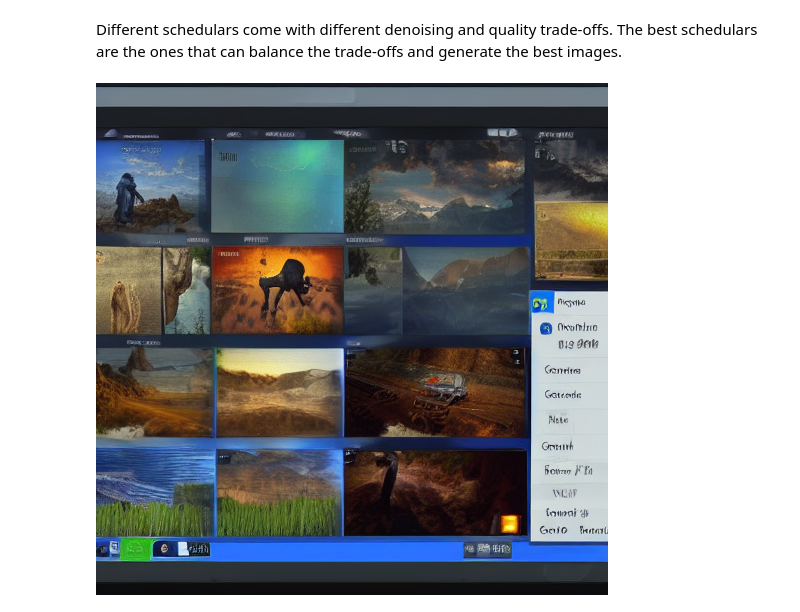
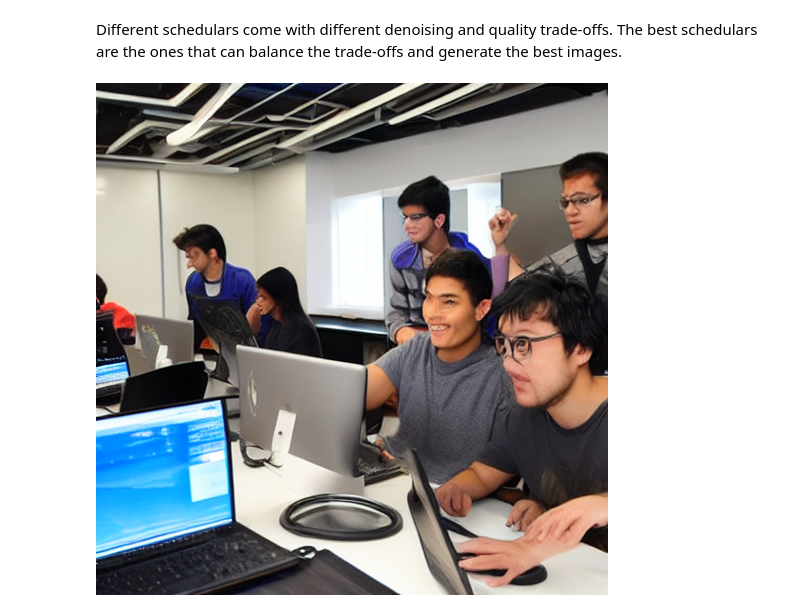
Before and after one commit to kevinji0304/learn-diffusers, a Jupyter notebook: day-1/stable-diffusion.ipynb, the cells around one changed output. Saved outputs shown, nothing was run; the diff lists cells and outputs as text; code cells hidden in the pictures.

```diff
--- a/day-1/stable-diffusion.ipynb
+++ b/day-1/stable-diffusion.ipynb
@@ -24,10 +26,9 @@ from diffusers import EulerDiscreteScheduler
 
 pipeline = DiffusionPipeline.from_pretrained("stable-diffusion-v1-5/stable-diffusion-v1-5", use_safetensors=True)
 pipeline.scheduler = EulerDiscreteScheduler.from_config(pipeline.scheduler.config)
-if torch.cuda.is_available():
-    pipeline.to('cuda')
+pipeline = pipeline.to(device)
-# %%
-image = pipeline("a ppt tamplate in the setting of computer game").images[0]
-image
-# %% [output]
-[figure, removed]
+# %%
+image = pipeline("students with all ethnics studying in a high performance computer lab with a cat in ever spot").images[0]
+image
+# %% [output]
+[figure, added]
```
Also changed, not shown: parts of 4 cells of this notebook, 4 other files.
